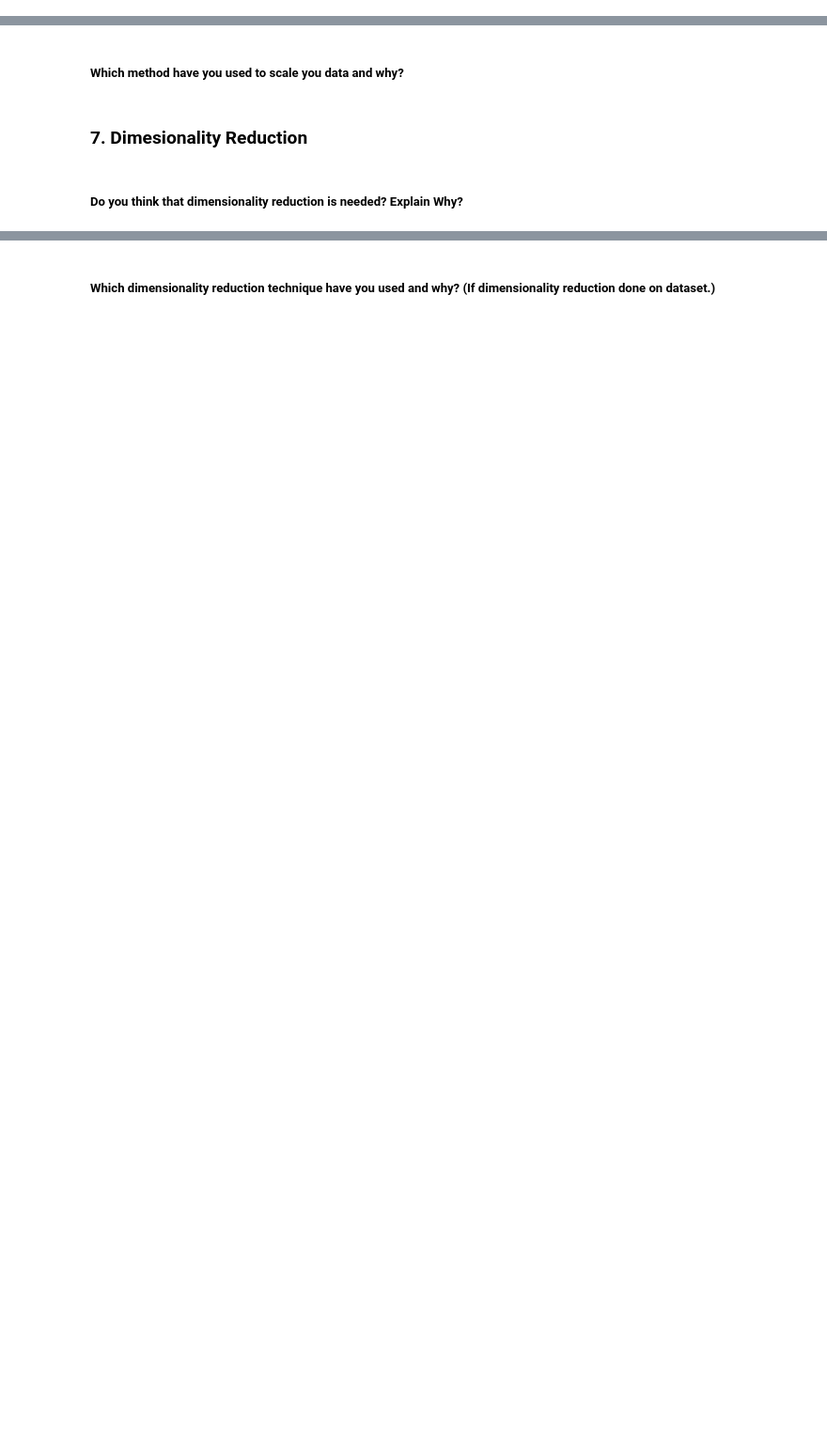
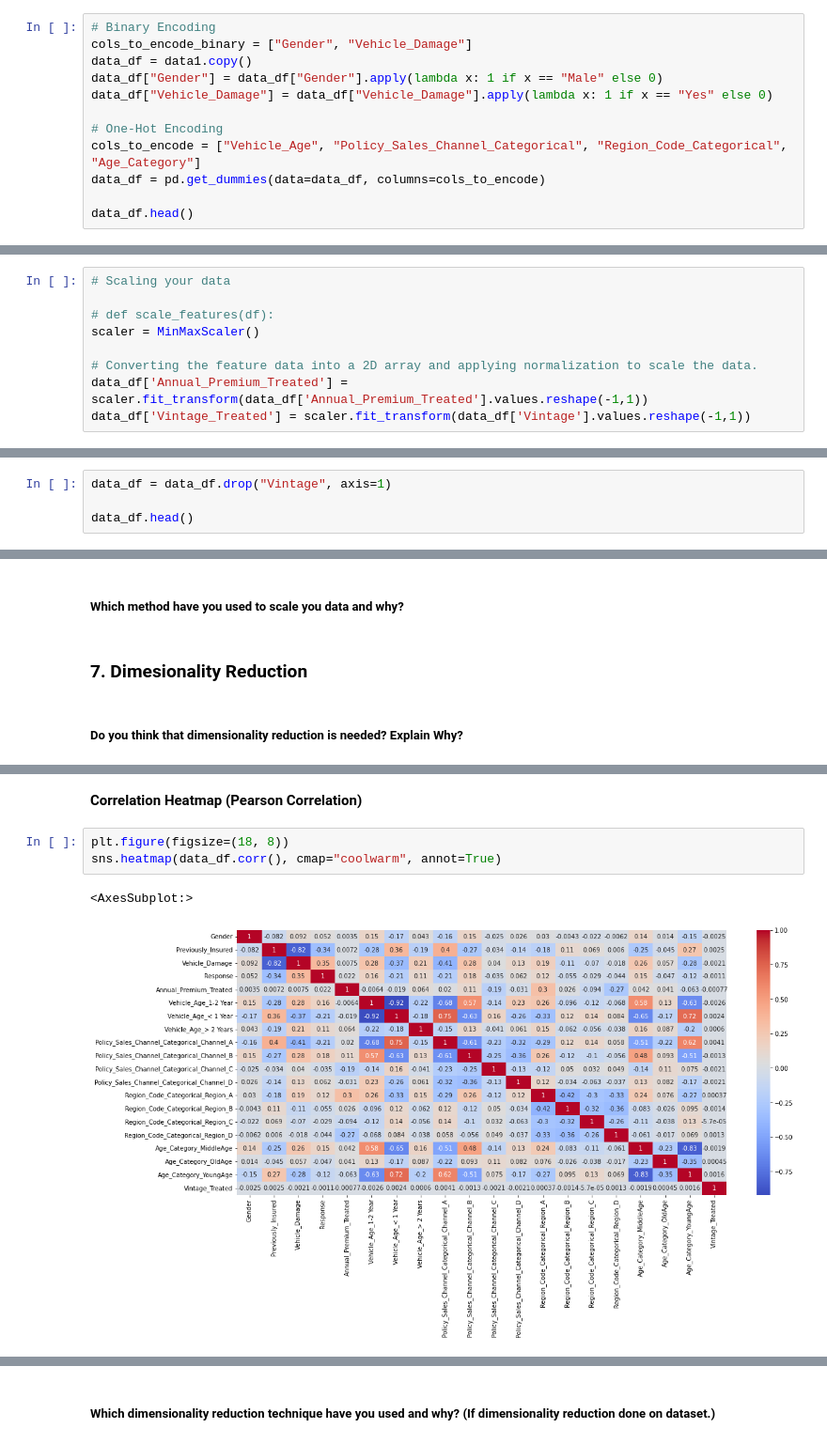
Before and after one commit to AimanSahay/ML-Project---Insurance-Cross-Sell-Prediction, a Jupyter notebook: ML Project_Insurance Cross Sell Prediction.ipynb, the cells around one changed output, grey strips where cells are left out. Shown at 94% size. Saved outputs shown, nothing was run; the diff lists cells and outputs as text; blank space fills up the shorter version.

```diff
--- a/ML Project_Insurance Cross Sell Prediction.ipynb
+++ b/ML Project_Insurance Cross Sell Prediction.ipynb
@@ -1389,0 +1427,12 @@ data_df.head()
+# %%
+# Binary Encoding
+cols_to_encode_binary = ["Gender", "Vehicle_Damage"]
+data_df = data1.copy()
+data_df["Gender"] = data_df["Gender"].apply(lambda x: 1 if x == "Male" else 0)
+data_df["Vehicle_Damage"] = data_df["Vehicle_Damage"].apply(lambda x: 1 if x == "Yes" else 0)
+
+# One-Hot Encoding
+cols_to_encode = ["Vehicle_Age", "Policy_Sales_Channel_Categorical", "Region_Code_Categorical", "Age_Category"]
+data_df = pd.get_dummies(data=data_df, columns=cols_to_encode)
+
+data_df.head()
@@ -1573,0 +1668,9 @@ Answer Here.
+# %%
+# Scaling your data
+
+# def scale_features(df):
+scaler = MinMaxScaler()
+
+# Converting the feature data into a 2D array and applying normalization to scale the data.
+data_df['Annual_Premium_Treated'] = scaler.fit_transform(data_df['Annual_Premium_Treated'].values.reshape(-1,1))
+data_df['Vintage_Treated'] = scaler.fit_transform(data_df['Vintage'].values.reshape(-1,1))
@@ -1573,0 +1689,4 @@ Answer Here.
+# %%
+data_df = data_df.drop("Vintage", axis=1)
+
+data_df.head()
@@ -1581,0 +1718,8 @@ Answer Here.
+# %% [markdown]
+**Correlation Heatmap (Pearson Correlation)**
+# %%
+plt.figure(figsize=(18, 8))
+sns.heatmap(data_df.corr(), cmap="coolwarm", annot=True)
+# %% [output]
+<AxesSubplot:>
+[figure, added]
```
Also changed, not shown: parts of 66 cells of this notebook.
